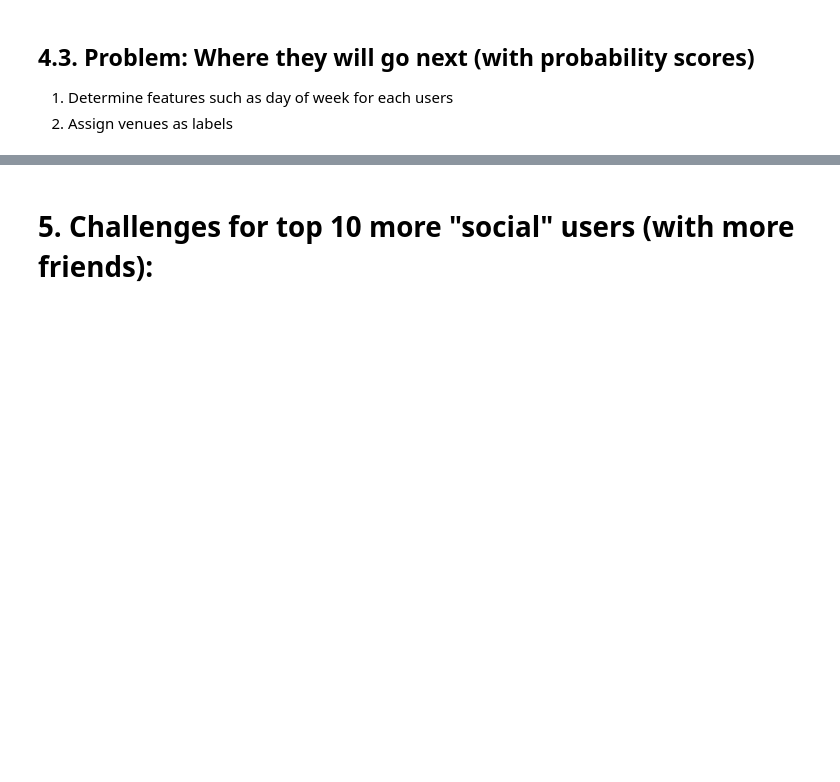
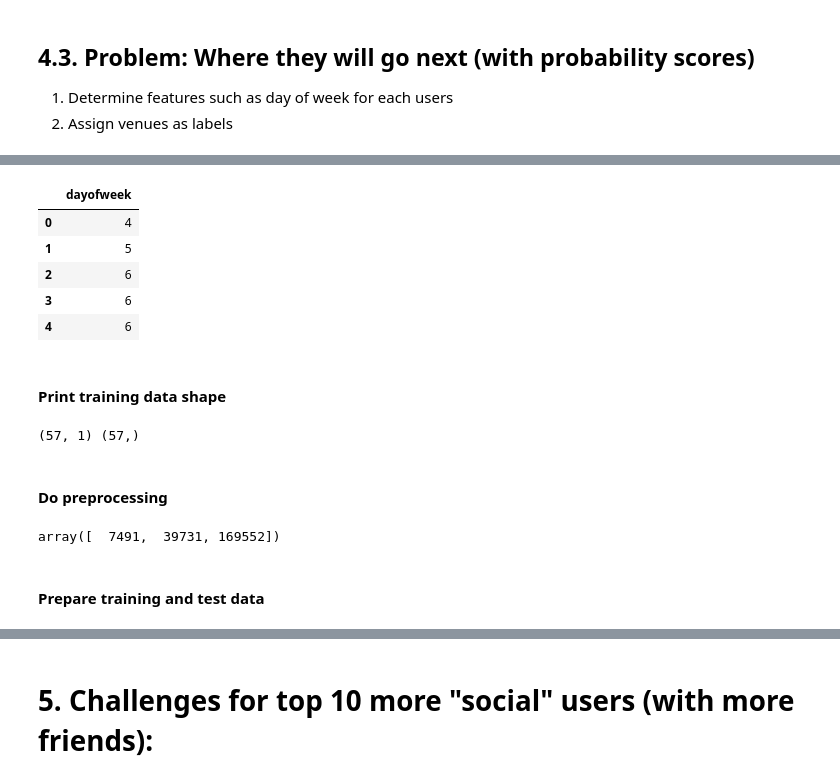
Before and after one commit to stefanauwyang/ml-engineer, a Jupyter notebook: ML-Engineer-Notebook.ipynb, the cells around one changed output, grey strips where cells are left out. Cells and saved outputs as stored; diff of their text form; code cells hidden in the pictures; blank space fills up the shorter version.

```diff
--- a/ML-Engineer-Notebook.ipynb
+++ b/ML-Engineer-Notebook.ipynb
@@ -733,0 +683,30 @@ array([[1.99062262e-02, 5.89562787e-03, 1.25337012e-05, ...,
+# %%
+features = checkins_data[['dayofweek']]
+features.head(5)
+# %% [output]
+|  | dayofweek |
+| 0 | 4 |
+| 1 | 5 |
+| 2 | 6 |
+| 3 | 6 |
+| 4 | 6 |
+# %% [markdown]
+#### Print training data shape
+# %%
+features = features.to_numpy()
+labels = labels.to_numpy()
+print(features.shape, labels.shape)
+# %% [output]
+(57, 1) (57,)
+# %% [markdown]
+#### Do preprocessing
+# %%
+from sklearn import preprocessing
+
+le = preprocessing.LabelEncoder()
+labels = le.fit_transform(labels)
+le.classes_
+# %% [output]
+array([  7491,  39731, 169552])
+# %% [markdown]
+#### Prepare training and test data
```
Also changed, not shown: parts of 32 cells of this notebook.
